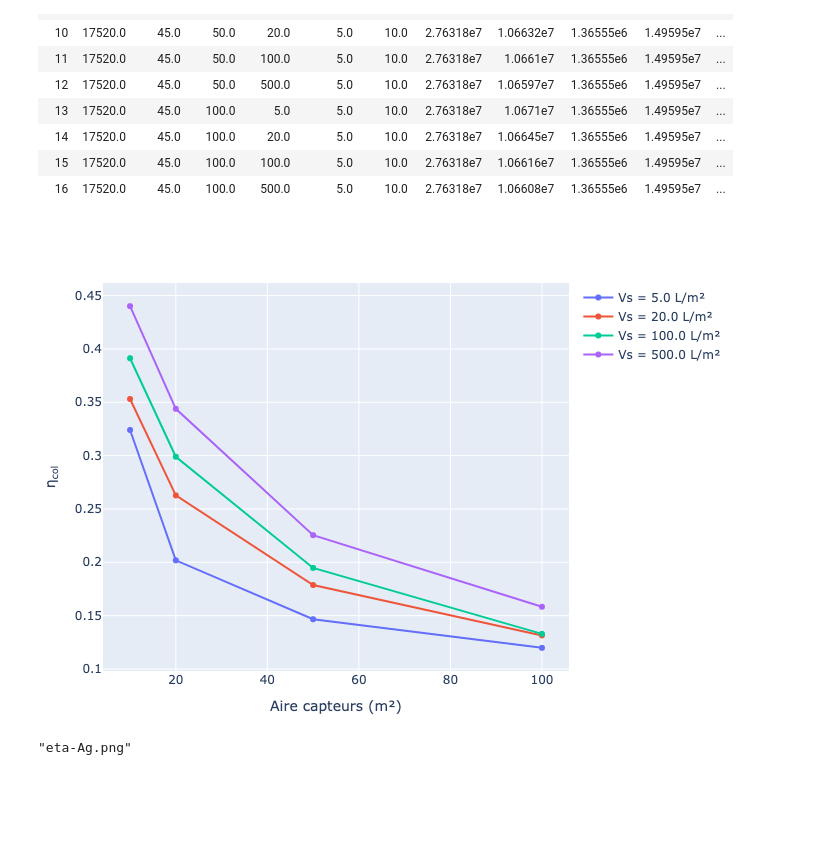
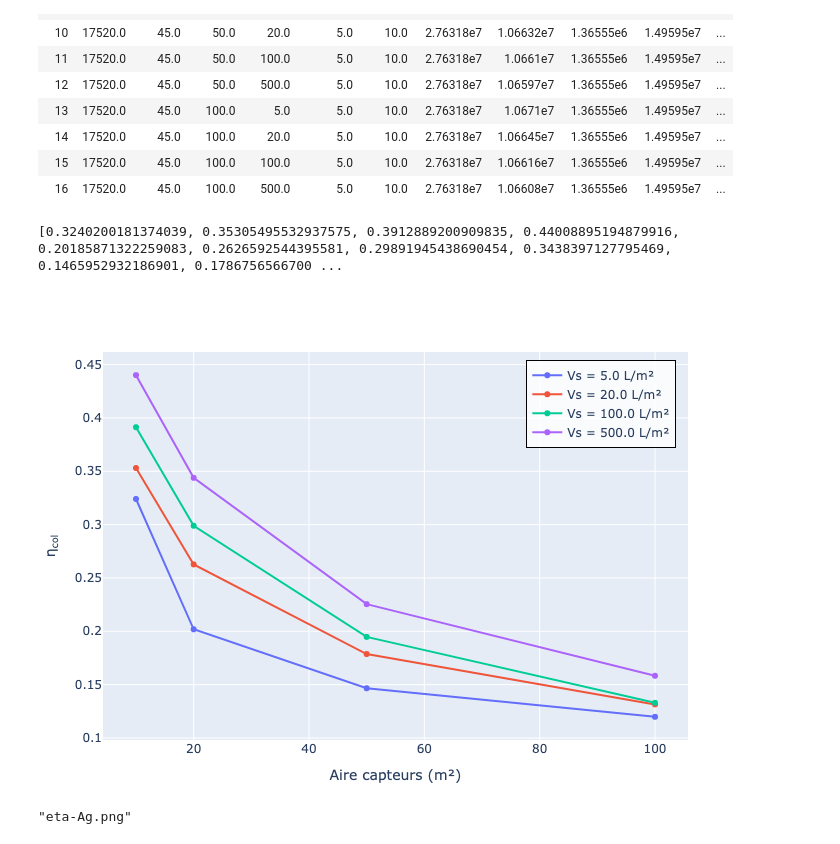
Before and after one commit to evecastonguay/D5, a Jupyter notebook: D5-Q1-v2.ipynb, the cells around one changed output. Cells and saved outputs as stored; diff of their text form; code cells hidden in the pictures; blank space fills up the shorter version.

```diff
--- a/D5-Q1-v2.ipynb
+++ b/D5-Q1-v2.ipynb
@@ -92,24 +92,34 @@ stats = DataFrame(
 η_col = stats.QuCol ./ stats.EincCol;
 # Fraction solaire thermique
 f_sol_thermal = 1 .- (stats.PAuxHeat .+ stats.PAuxDhw) ./ (stats.QHeatLoad .+ stats.QDhwLoad);
+print(η_col)
+print(f_sol_thermal)
+# %% [output]
+[0.3240200181374039, 0.35305495532937575, 0.3912889200909835, 0.44008895194879916, 0.20185871322259083, 0.2626592544395581, 0.29891945438690454, 0.3438397127795469, 0.1465952932186901, 0.1786756566700 ...
 # %%
 # Trace
 traces = [scatter(x = ustrip.(stats.Ag[stats.Vs .== v]),
                   y = ustrip.(η_col[stats.Vs .== v]),
                   mode = "lines+markers",
-                  name = "Vs = $(ustrip(v)) L/m²")
+                  name = "Vs = $(ustrip(v)) L/m²",
+                  showlegend = true)
           for v in unique(stats.Vs)]
 
 # Plot
-fig = plot(traces, Layout(width = 800, height = 400,
+fig = plot(traces, Layout(width = 600, height = 500,
                            xaxis_title = "Aire capteurs (m²)",
-                           yaxis_title = "η<sub>col</sub>"))
+                           yaxis_title = "η<sub>col</sub>",
+                           showlegend = true,
+                           legend = attr(x = 0.98, y = 0.98,
+                                         xanchor = "right", yanchor = "top",
+                                         bgcolor = "rgba(255,255,255,0.8)",
+                                         bordercolor = "black", borderwidth = 1)))
 
 # Save
 display(fig)
 savefig(fig, "eta-Ag.png", scale = 5)
 # %% [output]
-[figure, old version]
+[figure, new version]
 "eta-Ag.png"
 # %%
 # Trace
```
Also changed, not shown: parts of 3 cells of this notebook.
